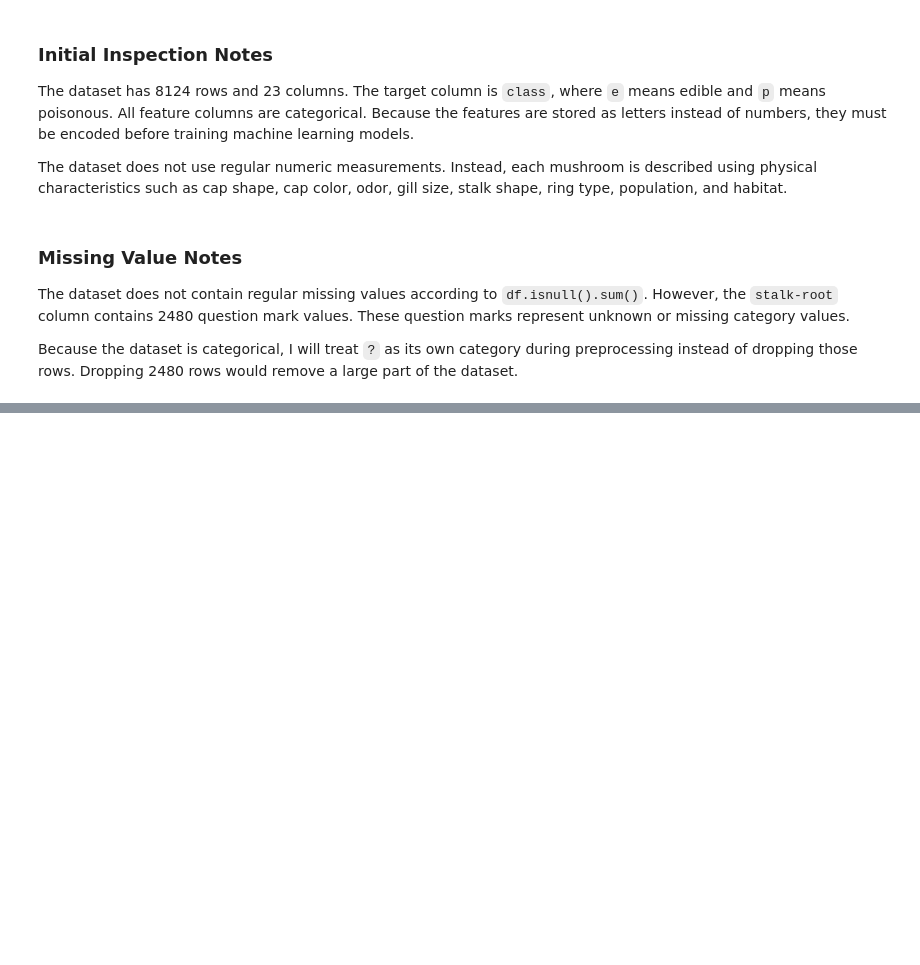
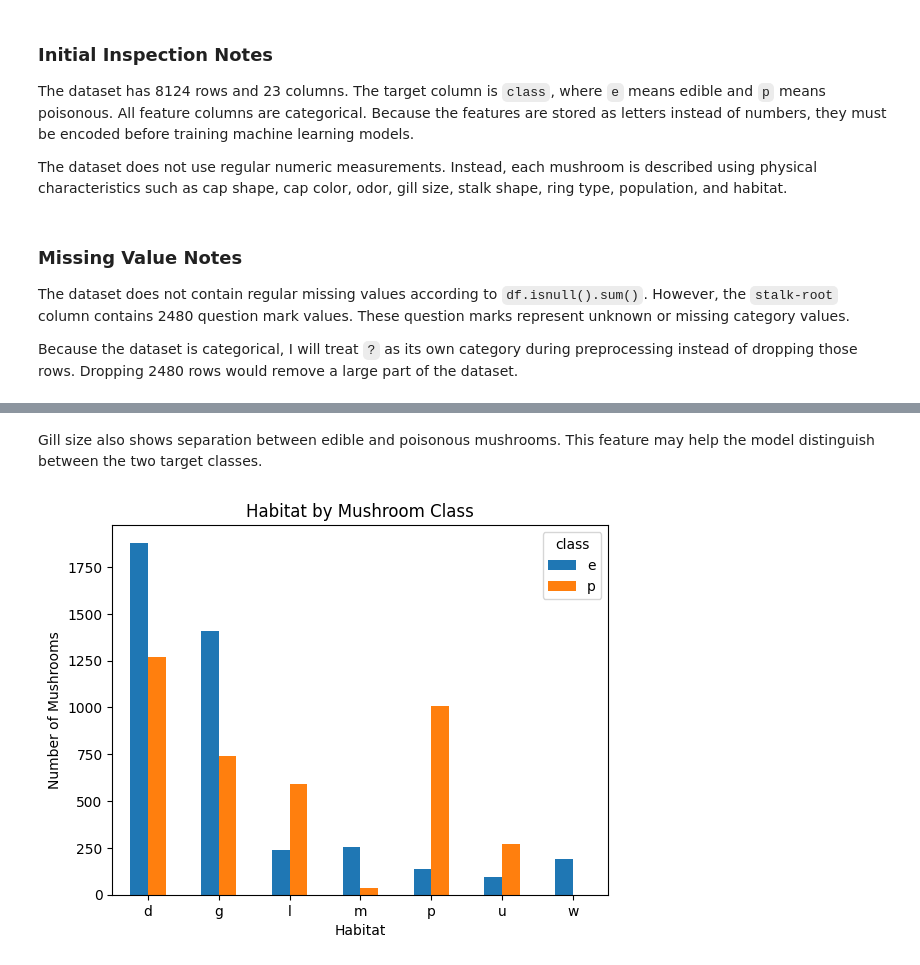
Before and after one commit to samip-bajgai/data3402.finalproject, a Jupyter notebook: notebooks/mushroom_classification_project.ipynb, the cells around one changed output, grey strips where cells are left out. Drawn from its saved outputs; the diff is of its cells as text; code cells hidden in the pictures; blank space fills up the shorter version.

```diff
--- a/notebooks/mushroom_classification_project.ipynb
+++ b/notebooks/mushroom_classification_project.ipynb
@@ -226,0 +283,19 @@ Because the dataset is categorical, I will treat `?` as its own category during
+# %% [markdown]
+Gill size also shows separation between edible and poisonous mushrooms. This feature may help the model distinguish between the two target classes.
+# %%
+# Creating a table of habitat values by class
+habitat_table = pd.crosstab(df["habitat"], df["class"])
+
+# Plotting habitat counts by class
+habitat_table.plot(kind="bar")
+
+# Adding plot labels
+plt.title("Habitat by Mushroom Class")
+plt.xlabel("Habitat")
+plt.ylabel("Number of Mushrooms")
+plt.xticks(rotation=0)
+
+# Displaying the plot
+plt.show()
+# %% [output]
+[figure, added]
```
Also changed, not shown: parts of 9 cells of this notebook.
